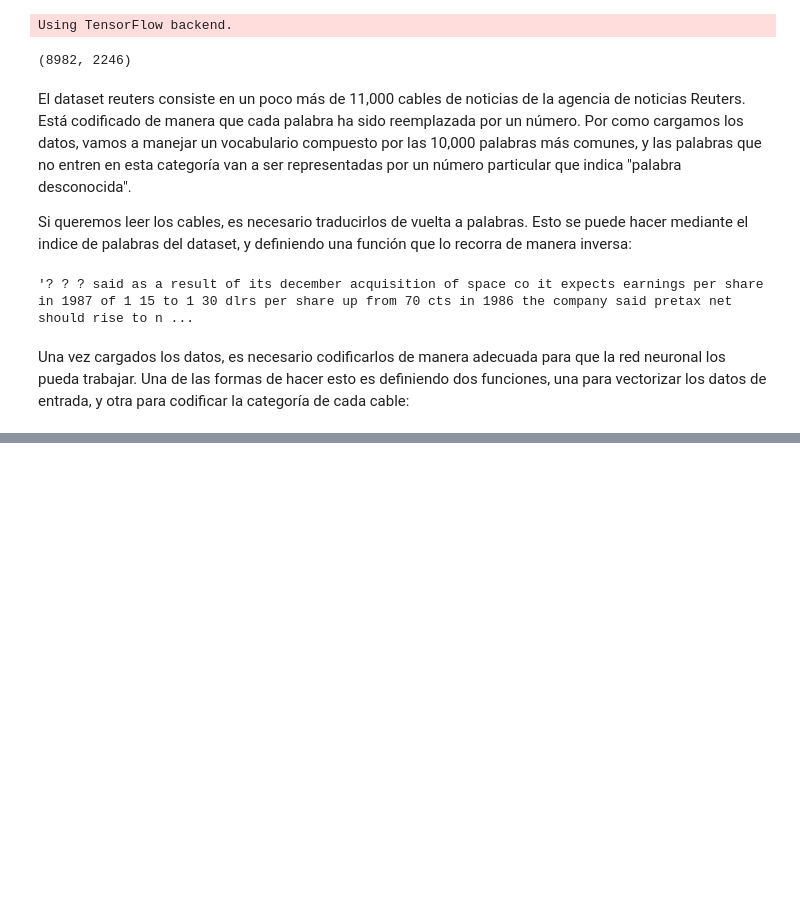
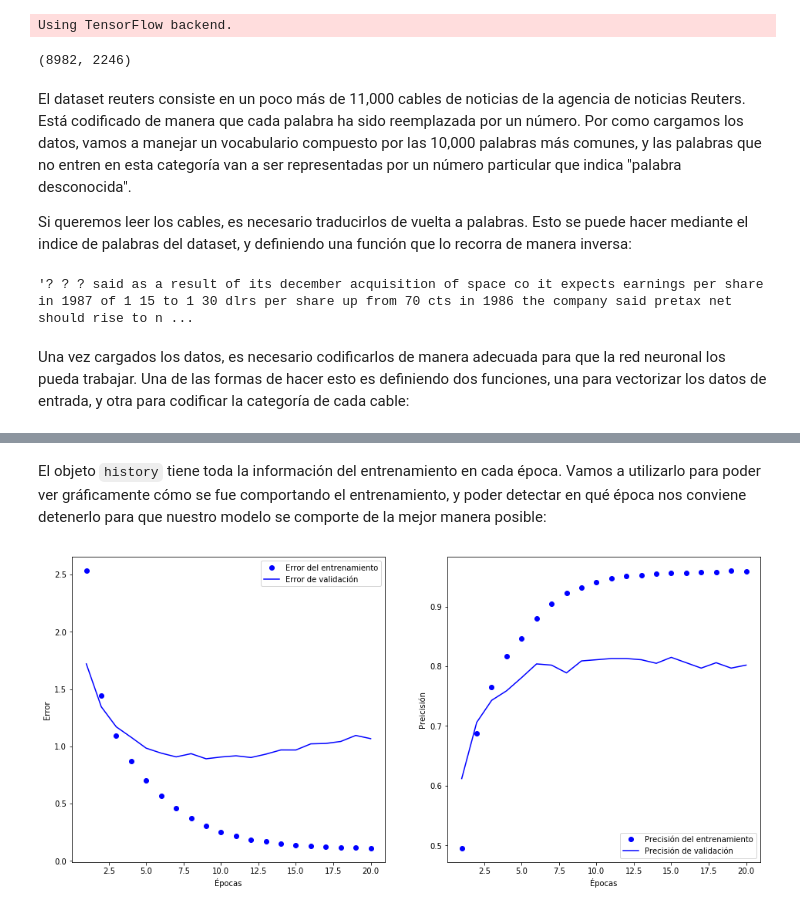
Before and after one commit to bconstanzo/Workshop-ATICMA-2018-10, a Jupyter notebook: Workshop ATICMA.ipynb, the cells around one changed output, grey strips where cells are left out. Cells and saved outputs as stored; diff of their text form; code cells hidden in the pictures; blank space fills up the shorter version.

Commit message:
Domingo a la tarde
Incorporé separar el dataset en validación y entrenamiento parcial, y el graficado del history para poder ver los resultados del entrenamiento.

```diff
--- a/Workshop ATICMA.ipynb
+++ b/Workshop ATICMA.ipynb
@@ -62,0 +82,10 @@ y_test = to_one_hot(test_labels)
+# %%
+def get_model():
+    model = models.Sequential()
+    model.add(layers.Dense(64, activation="relu", input_shape=(10000,)))
+    model.add(layers.Dense(64, activation="relu"))
+    model.add(layers.Dense(46, activation="softmax"))
+    model.compile(optimizer="rmsprop",
+                  loss="categorical_crossentropy",
+                  metrics=["accuracy"])
+    return model
@@ -62,0 +104,9 @@ y_test = to_one_hot(test_labels)
+# %%
+model = get_model()
+history = model.fit(
+    partial_x_train,
+    partial_y_train,
+    epochs=20,
+    batch_size=512,
+    validation_data=(x_val, y_val),
+)
@@ -62,0 +131,28 @@ y_test = to_one_hot(test_labels)
+# %% [markdown]
+El objeto `history` tiene toda la información del entrenamiento en cada época. Vamos a utilizarlo para poder ver gráficamente cómo se fue comportando el entrenamiento, y poder detectar en qué época nos conviene detenerlo para que nuestro modelo se comporte de la mejor manera posible:
+# %%
+def draw_history(history):
+    h = history.history
+    epochs = range(1, len(h["loss"]) + 1)
+    plt.figure(1, figsize=(16, 16))
+    plt.clf()
+    # primer gráfico
+    plt.subplot(221)
+    plt.plot(epochs, h["loss"], "bo", label="Error del entrenamiento")
+    plt.plot(epochs, h["val_loss"], "b", label="Error de validación")
+    plt.xlabel("Épocas")
+    plt.ylabel("Error")
+    plt.legend()
+    # segundo gráfico
+    plt.subplot(222)
+    plt.plot(epochs, h["acc"], "bo", label="Precisión del entrenamiento")
+    plt.plot(epochs, h["val_acc"], "b", label="Precisión de validación")
+    plt.xlabel("Épocas")
+    plt.ylabel("Preicisión")
+    plt.legend()
+    # ahora mostramos todo junto
+    plt.show()
+# %%
+draw_history(history)
+# %% [output]
+[figure, added]
```
Also changed, not shown: parts of 8 cells of this notebook.
